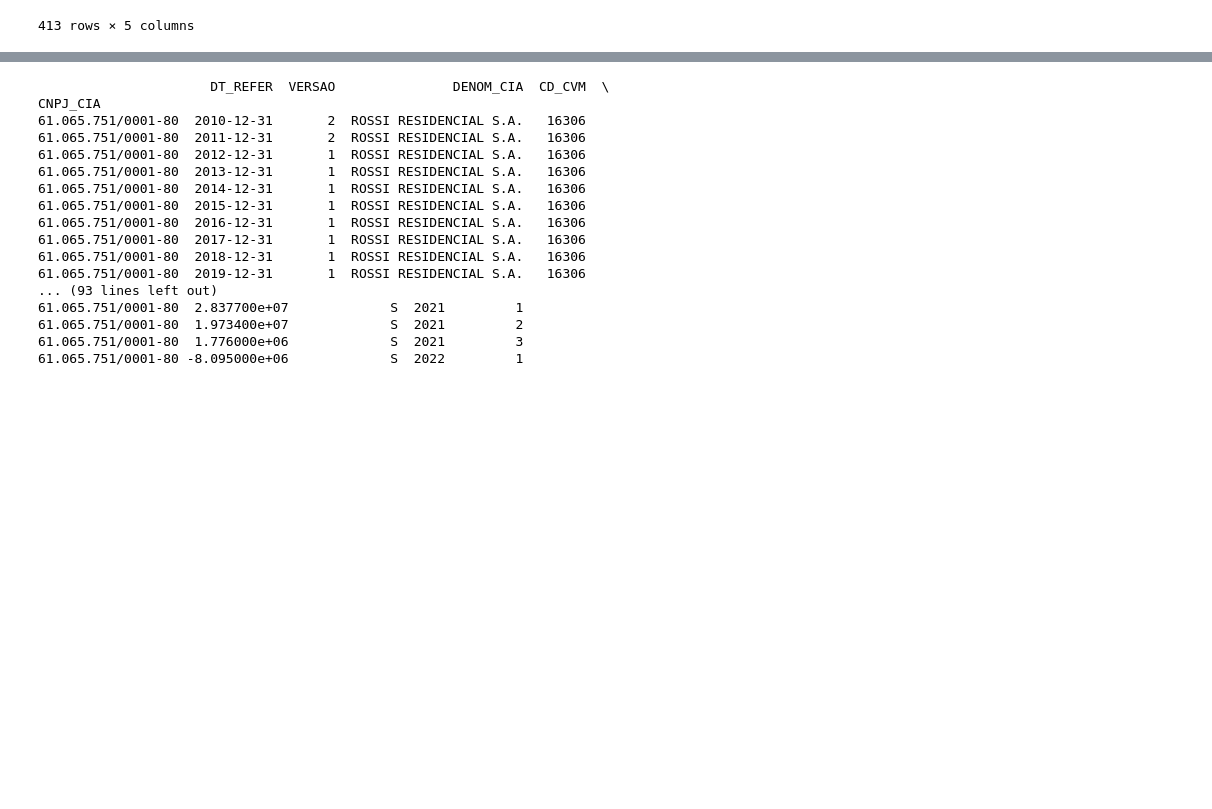
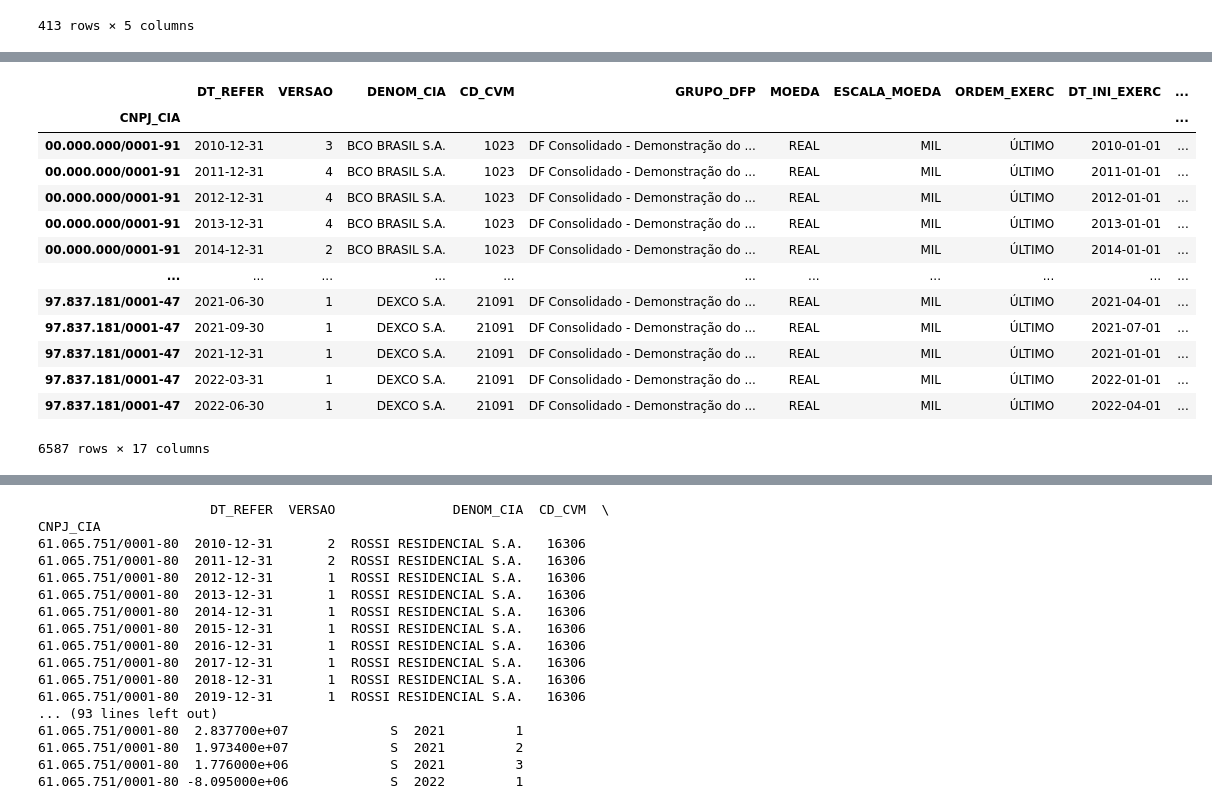
Before and after one commit to ggarmatter/Extrai-dados-CVM, a Jupyter notebook: filtro acoes.ipynb, the cells around one changed output, grey strips where cells are left out. Saved outputs shown, nothing was run; the diff lists cells and outputs as text; code cells hidden in the pictures; blank space fills up the shorter version.

```diff
--- a/filtro acoes.ipynb
+++ b/filtro acoes.ipynb
@@ -599,3 +711,20 @@ lista_empresas
+# %%
+dre
+# %% [output]
+|  | DT_REFER | VERSAO | DENOM_CIA | CD_CVM | GRUPO_DFP | MOEDA | ESCALA_MOEDA | ORDEM_EXERC | DT_INI_EXERC | ... |
+| CNPJ_CIA |  |  |  |  |  |  |  |  |  | ... |
+| 00.000.000/0001-91 | 2010-12-31 | 3 | BCO BRASIL S.A. | 1023 | DF Consolidado - Demonstração do ... | REAL | MIL | ÚLTIMO | 2010-01-01 | ... |
+| 00.000.000/0001-91 | 2011-12-31 | 4 | BCO BRASIL S.A. | 1023 | DF Consolidado - Demonstração do ... | REAL | MIL | ÚLTIMO | 2011-01-01 | ... |
+| 00.000.000/0001-91 | 2012-12-31 | 4 | BCO BRASIL S.A. | 1023 | DF Consolidado - Demonstração do ... | REAL | MIL | ÚLTIMO | 2012-01-01 | ... |
+| 00.000.000/0001-91 | 2013-12-31 | 4 | BCO BRASIL S.A. | 1023 | DF Consolidado - Demonstração do ... | REAL | MIL | ÚLTIMO | 2013-01-01 | ... |
+| 00.000.000/0001-91 | 2014-12-31 | 2 | BCO BRASIL S.A. | 1023 | DF Consolidado - Demonstração do ... | REAL | MIL | ÚLTIMO | 2014-01-01 | ... |
+| ... | ... | ... | ... | ... | ... | ... | ... | ... | ... | ... |
+| 97.837.181/0001-47 | 2021-06-30 | 1 | DEXCO S.A. | 21091 | DF Consolidado - Demonstração do ... | REAL | MIL | ÚLTIMO | 2021-04-01 | ... |
+| 97.837.181/0001-47 | 2021-09-30 | 1 | DEXCO S.A. | 21091 | DF Consolidado - Demonstração do ... | REAL | MIL | ÚLTIMO | 2021-07-01 | ... |
+| 97.837.181/0001-47 | 2021-12-31 | 1 | DEXCO S.A. | 21091 | DF Consolidado - Demonstração do ... | REAL | MIL | ÚLTIMO | 2021-01-01 | ... |
+| 97.837.181/0001-47 | 2022-03-31 | 1 | DEXCO S.A. | 21091 | DF Consolidado - Demonstração do ... | REAL | MIL | ÚLTIMO | 2022-01-01 | ... |
+| 97.837.181/0001-47 | 2022-06-30 | 1 | DEXCO S.A. | 21091 | DF Consolidado - Demonstração do ... | REAL | MIL | ÚLTIMO | 2022-04-01 | ... |
+6587 rows × 17 columns
 # %%
 lista_empresas = Coloca_lucro(lista_empresas)
 lista_empresas
```
Also changed, not shown: parts of 2 cells of this notebook.
